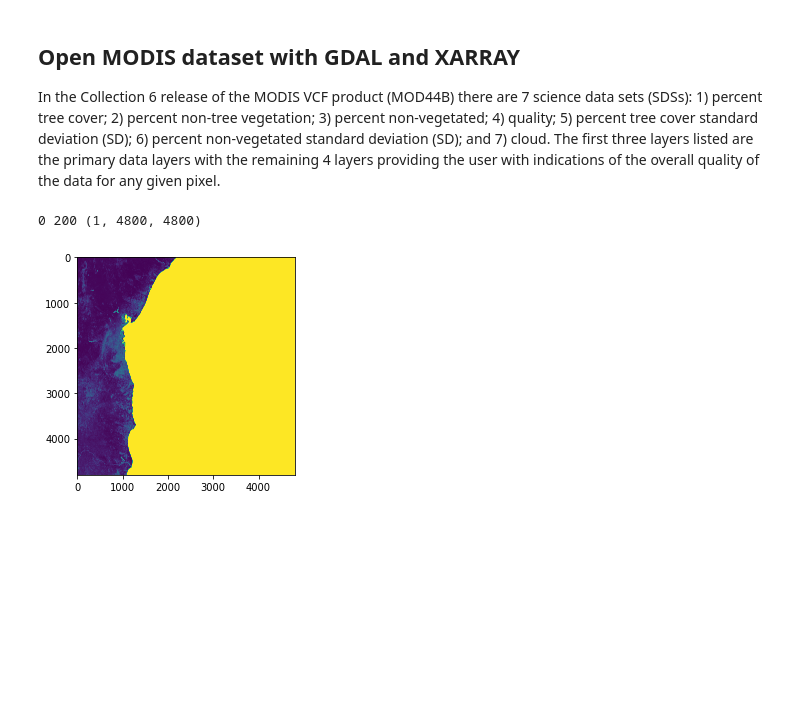
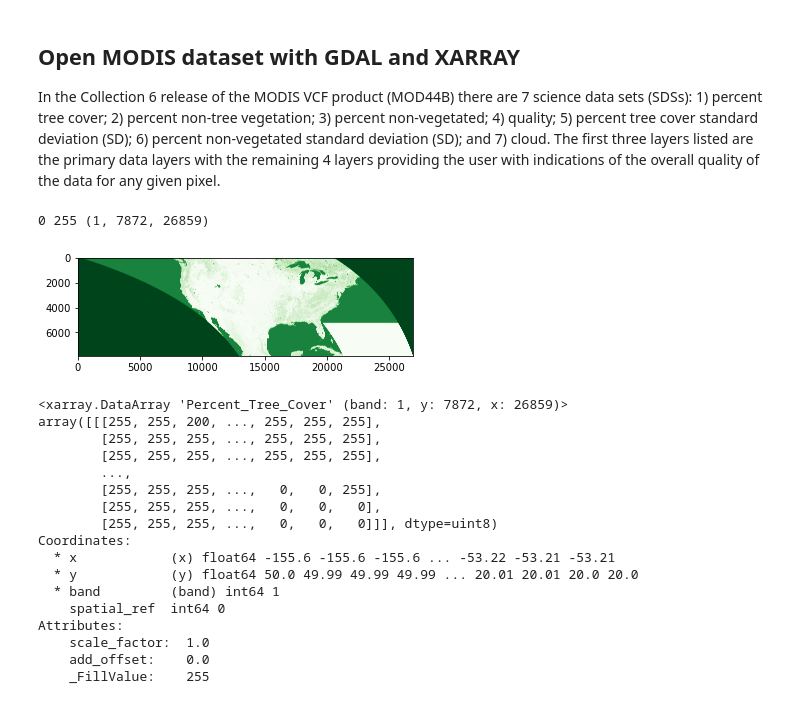
Before and after one commit to jordancaraballo/nccs-remote-sensing-work, a Jupyter notebook: MODIS/MODIS-Tree-Cover.ipynb, the cells around one changed output. Cells and saved outputs as stored; diff of their text form; code cells hidden in the pictures; blank space fills up the shorter version.

```diff
--- a/MODIS/MODIS-Tree-Cover.ipynb
+++ b/MODIS/MODIS-Tree-Cover.ipynb
@@ -25,3 +38,9 @@ filename = '/Users/jacaraba/Desktop/development/ilab/nccs-remote-sensing-work/da
 # %%
 # Read single file for now
-modis_data = xrx.open_rasterio(filename)
+datasets_list = list()
+for fds in filenames:
+    datasets_list.append(rxr.open_rasterio(fds))
+# %%
+from rioxarray.merge import merge_datasets
+merged = merge_datasets(datasets_list)
+merged
@@ -31,19 +68,40 @@ modis_data = xrx.open_rasterio(filename)
 In the Collection 6 release of the MODIS VCF product (MOD44B) there are 7 science data sets (SDSs): 1) percent tree cover; 2) percent non-tree vegetation; 3) percent non-vegetated; 4) quality; 5) percent tree cover standard deviation (SD); 6) percent non-vegetated standard deviation (SD); and 7) cloud. The first three layers listed are the primary data layers with the remaining 4 layers providing the user with indications of the overall quality of the data for any
 given pixel.
 # %%
-modis_template_layers = 'HDF4_EOS:EOS_GRID:"%s":MOD44B_250m_GRID:%s'  # template from MODIS product
-modis_selected_layers = ['Percent_Tree_Cover']  # modis layers to utilize
+# modis_template_layers = 'HDF4_EOS:EOS_GRID:"%s":MOD44B_250m_GRID:%s'  # template from MODIS product
+# modis_selected_layers = ['Percent_Tree_Cover']  # modis layers to utilize
 lat_long_projection = "EPSG:4326"
+merged = merged.rio.reproject(lat_long_projection)
 # %%
-tree_cover = modis_data['Percent_Tree_Cover']
+tree_cover = merged['Percent_Tree_Cover']
 print(tree_cover.min().values, tree_cover.max().values, tree_cover.shape)
 # %% [output]
-0 200 (1, 4800, 4800)
+0 255 (1, 7872, 26859)
 # %%
-plt.imshow(np.squeeze(tree_cover.values))
+plt.imshow(np.squeeze(tree_cover.values), cmap='Greens')
 plt.show()
 # %% [output]
-[figure, old version]
+[figure, new version]
+# %%
+tree_cover
+# %% [output]
+<xarray.DataArray 'Percent_Tree_Cover' (band: 1, y: 7872, x: 26859)>
+array([[[255, 255, 200, ..., 255, 255, 255],
+        [255, 255, 255, ..., 255, 255, 255],
+        [255, 255, 255, ..., 255, 255, 255],
+        ...,
+        [255, 255, 255, ...,   0,   0, 255],
+        [255, 255, 255, ...,   0,   0,   0],
+        [255, 255, 255, ...,   0,   0,   0]]], dtype=uint8)
+Coordinates:
+  * x            (x) float64 -155.6 -155.6 -155.6 ... -53.22 -53.21 -53.21
+  * y            (y) float64 50.0 49.99 49.99 49.99 ... 20.01 20.01 20.0 20.0
+  * band         (band) int64 1
+    spatial_ref  int64 0
+Attributes:
+    scale_factor:  1.0
+    add_offset:    0.0
+    _FillValue:    255
 # %%
 # reproject and output file
 tree_cover.rio.reproject(lat_long_projection).rio.to_raster("modis_tree_cover_test.tif")
```
Also changed, not shown: parts of 7 cells of this notebook.
